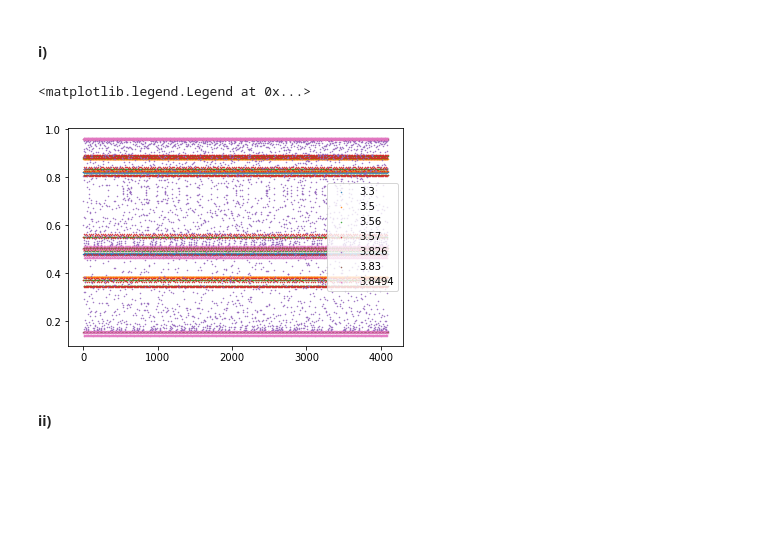
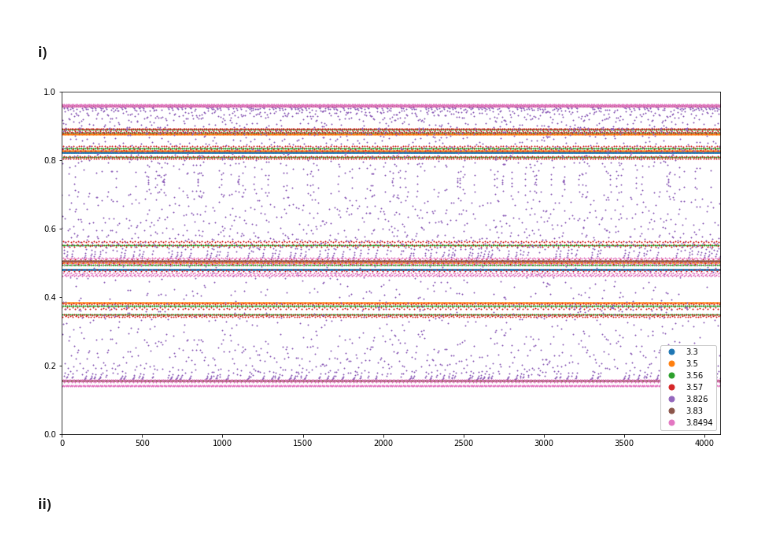
Before and after one commit to ManshaP/CCEES, a Jupyter notebook: exercise_3/2_spectrum_of_logistic_map.ipynb, the cells around one changed output. Drawn from its saved outputs; the diff is of its cells as text; code cells hidden in the pictures; blank space fills up the shorter version.

```diff
--- a/exercise_3/2_spectrum_of_logistic_map.ipynb
+++ b/exercise_3/2_spectrum_of_logistic_map.ipynb
@@ -31,12 +31,20 @@ sequences = {}
 for mu in mus:
     sequences[mu] = logistic_seq(mu, u0, iters, windup)
 # %%
+fig = plt.figure()
+ax = plt.subplot()
+
 for mu, seq in sequences.items():
-    plt.plot(seq, linestyle='none', marker='.', markersize=1, label=mu)
-plt.legend()
+    ax.plot(seq, linestyle='none', marker='.', markersize=2, label=mu)
+ax.legend(markerscale=7, loc=4, framealpha=1)
+
+ax.set_xlim(0, iters)
+ax.set_ylim(0, 1)
+
+fig.set_size_inches(15,8)
+plt.show()
 # %% [output]
-<matplotlib.legend.Legend at 0x...>
-[figure, old version]
+[figure, new version]
 # %% [markdown]
 #### ii)
 # %%
```
Also changed, not shown: parts of 6 cells of this notebook.
